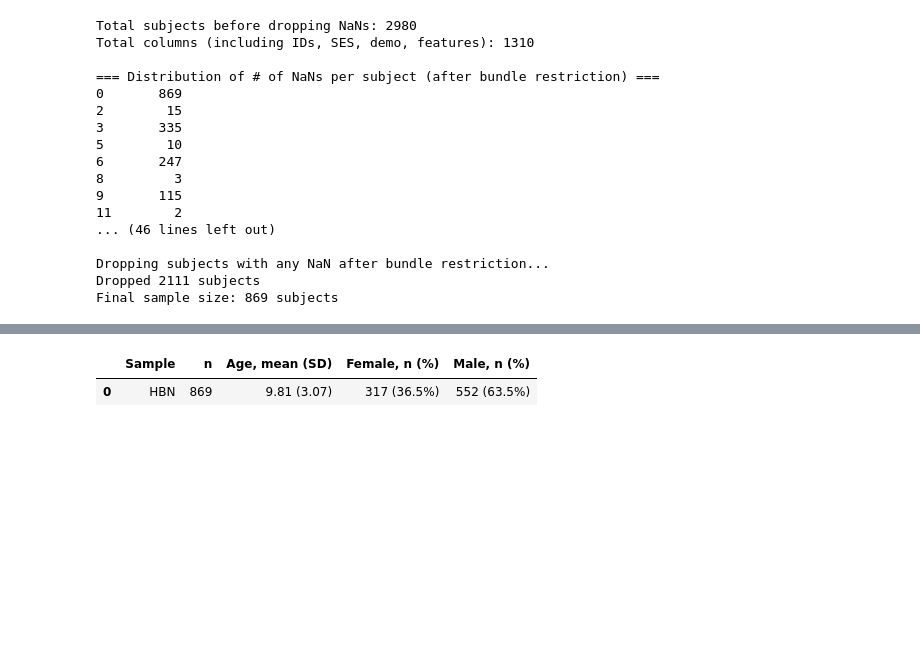
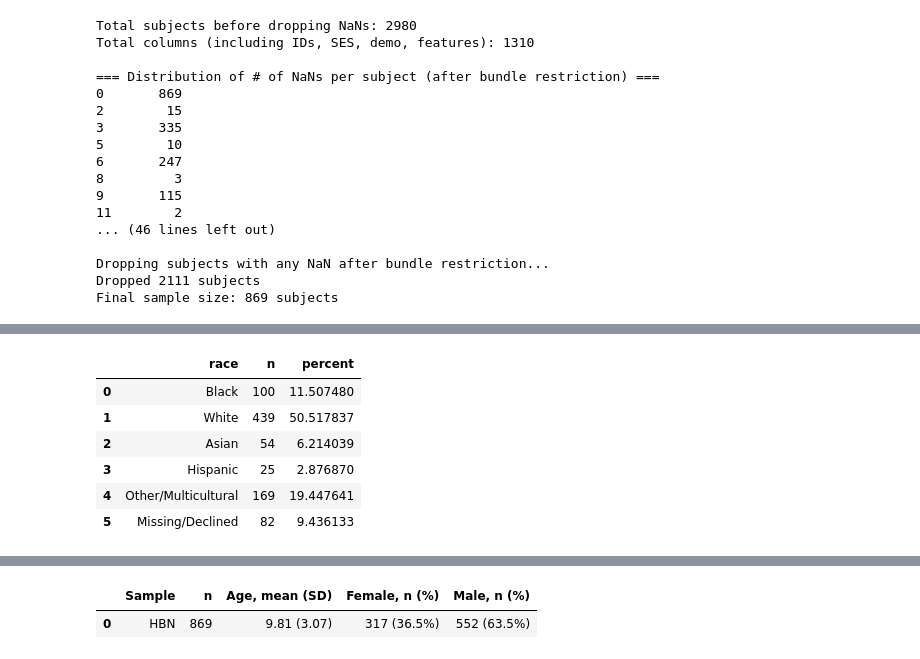
Before and after one commit to PennLINC/macedo_wm_exposome, a Jupyter notebook: code/Figure_7_HBN_replication_data_prep.ipynb, the cells around one changed output, grey strips where cells are left out. Cells and saved outputs as stored; diff of their text form; code cells hidden in the pictures; blank space fills up the shorter version.

```diff
--- a/code/Figure_7_HBN_replication_data_prep.ipynb
+++ b/code/Figure_7_HBN_replication_data_prep.ipynb
@@ -350,3 +350,89 @@ Total columns (including IDs, SES, demo, features): 1310
 Dropping subjects with any NaN after bundle restriction...
 Dropped 2111 subjects
 Final sample size: 869 subjects
+# %%
+# ============================================================
+# Collapse caregiver-reported HBN race/ethnicity categories
+# for Table 2
+# ============================================================
+
+race_map={
+    "White/Caucasian":"White",
+    "White":"White",
+
+    "Black":"Black",
+    "Black/African American":"Black",
+
+    "Asian":"Asian",
+    "Indian":"Asian",
+
+    "Hispanic":"Hispanic",
+
+    "Two or more races":"Other/Multicultural",
+    "Other":"Other/Multicultural",
+    "Native American Indian":"Other/Multicultural",
+
+    "Missing":"Missing/Declined",
+    "Decline to specify":"Missing/Declined"
+}
+
+# Preserve missing values explicitly before recoding
+hbn_demo["race_raw"]=hbn_demo["race"].fillna("Missing")
+
+# Recode
+hbn_demo["race_group"]=hbn_demo["race_raw"].map(race_map)
+
+# QC: make sure every original category was mapped
+unmapped=(
+    hbn_demo.loc[hbn_demo["race_group"].isna(),"race_raw"]
+    .value_counts(dropna=False)
+)
+
+if len(unmapped):
+    raise ValueError(
+        "Unmapped HBN race/ethnicity categories found:\n"
+        f"{unmapped}"
+    )
+
+race_order=[
+    "Black",
+    "White",
+    "Asian",
+    "Hispanic",
+    "Other/Multicultural",
+    "Missing/Declined"
+]
+
+hbn_race_counts=(
+    hbn_demo["race_group"]
+    .value_counts()
+    .reindex(race_order,fill_value=0)
+    .rename_axis("race")
+    .reset_index(name="n")
+)
+
+hbn_race_counts["percent"]=(
+    100*hbn_race_counts["n"]/len(hbn_demo)
+)
+
+# QC
+assert hbn_race_counts["n"].sum()==len(hbn_demo)
+assert len(hbn_demo)==869
+
+print("HBN caregiver-reported race/ethnicity, collapsed for Table 2:")
+display(hbn_race_counts)
+
+# Table-ready format
+hbn_race_table=hbn_race_counts.copy()
+
+hbn_race_table["n (%)"]=hbn_race_table.apply(
+    lambda x:f"{int(x['n'])} ({x['percent']:.1f}%)",
+    axis=1
+)
+
+hbn_race_table=hbn_race_table[
+    ["race","n (%)"]
+]
+
+display(hbn_race_table)
+# %% [output]
@@ -352,0 +440,7 @@ Final sample size: 869 subjects
+|  | race | n | percent |
+| 0 | Black | 100 | 11.507480 |
+| 1 | White | 439 | 50.517837 |
+| 2 | Asian | 54 | 6.214039 |
+| 3 | Hispanic | 25 | 2.876870 |
+| 4 | Other/Multicultural | 169 | 19.447641 |
+| 5 | Missing/Declined | 82 | 9.436133 |
```
Also changed, not shown: parts of 1 cell of this notebook, 8 other files.
